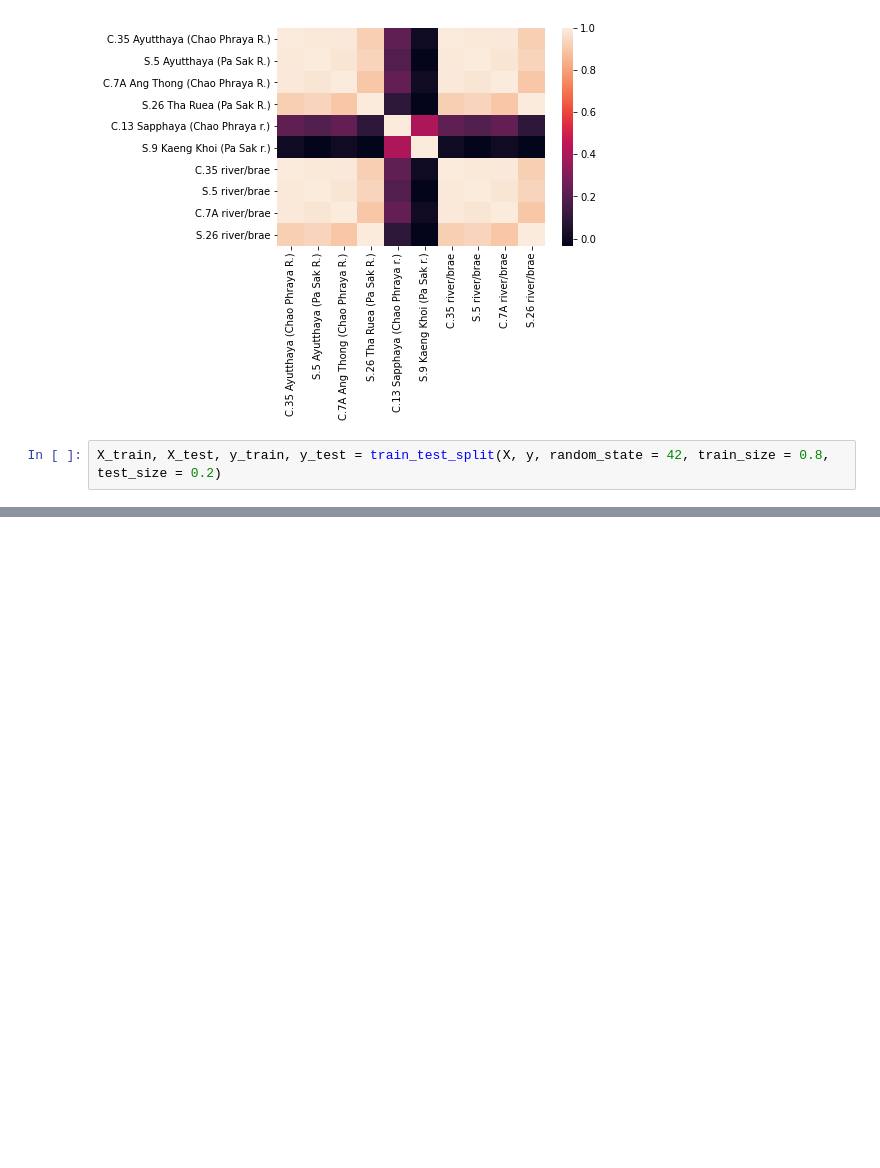
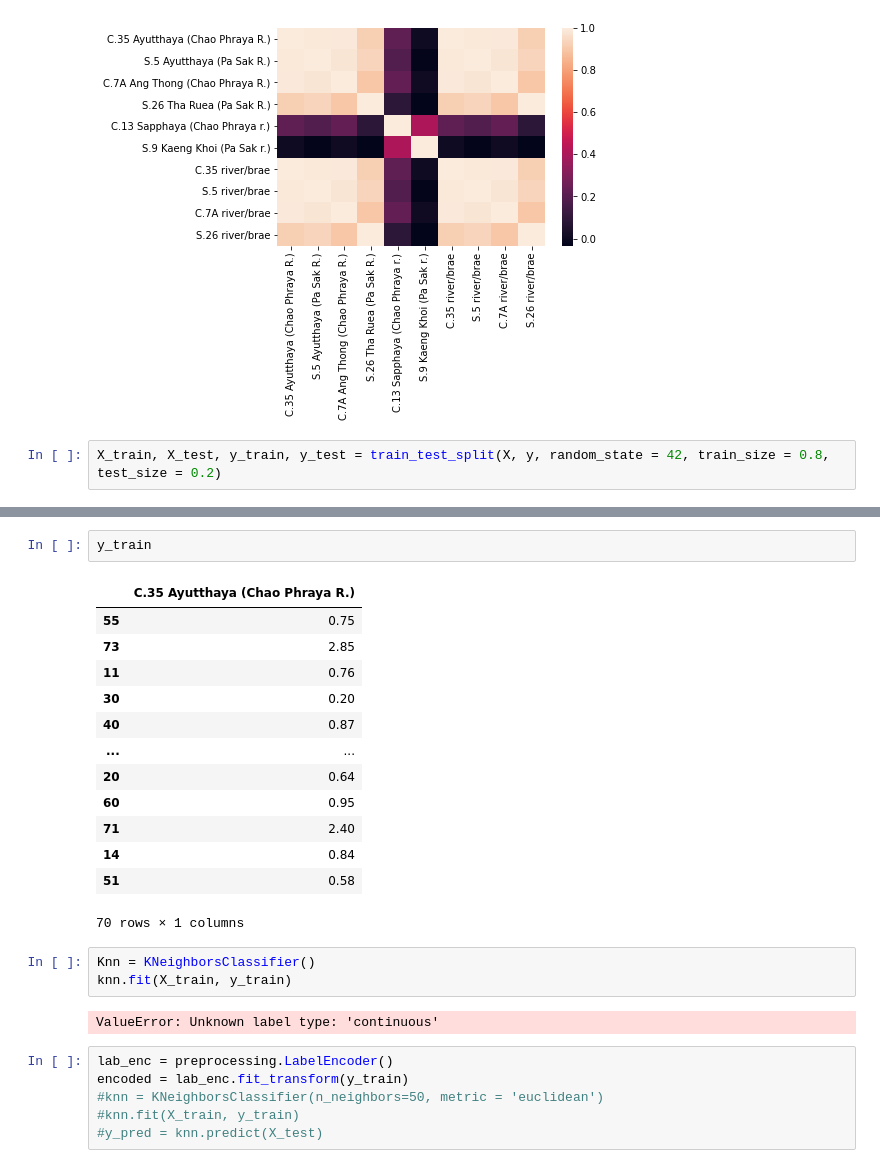
Before and after one commit to TermProject702/Flooding702, a Jupyter notebook: Model.ipynb, the cells around one changed output, grey strips where cells are left out. Cells and saved outputs as stored; diff of their text form; blank space fills up the shorter version.

Commit message:
in predictive process 1

```diff
--- a/Model.ipynb
+++ b/Model.ipynb
@@ -105,0 +152,27 @@ X_train
+# %%
+y_train
+# %% [output]
+|  | C.35 Ayutthaya (Chao Phraya R.) |
+| 55 | 0.75 |
+| 73 | 2.85 |
+| 11 | 0.76 |
+| 30 | 0.20 |
+| 40 | 0.87 |
+| ... | ... |
+| 20 | 0.64 |
+| 60 | 0.95 |
+| 71 | 2.40 |
+| 14 | 0.84 |
+| 51 | 0.58 |
+70 rows × 1 columns
+# %%
+Knn = KNeighborsClassifier()
+knn.fit(X_train, y_train)
+# %% [output]
+ValueError: Unknown label type: 'continuous'
+# %%
+lab_enc = preprocessing.LabelEncoder()
+encoded = lab_enc.fit_transform(y_train)
+#knn = KNeighborsClassifier(n_neighbors=50, metric = 'euclidean')
+#knn.fit(X_train, y_train)
+#y_pred = knn.predict(X_test)
```
Also changed, not shown: parts of 8 cells of this notebook.
